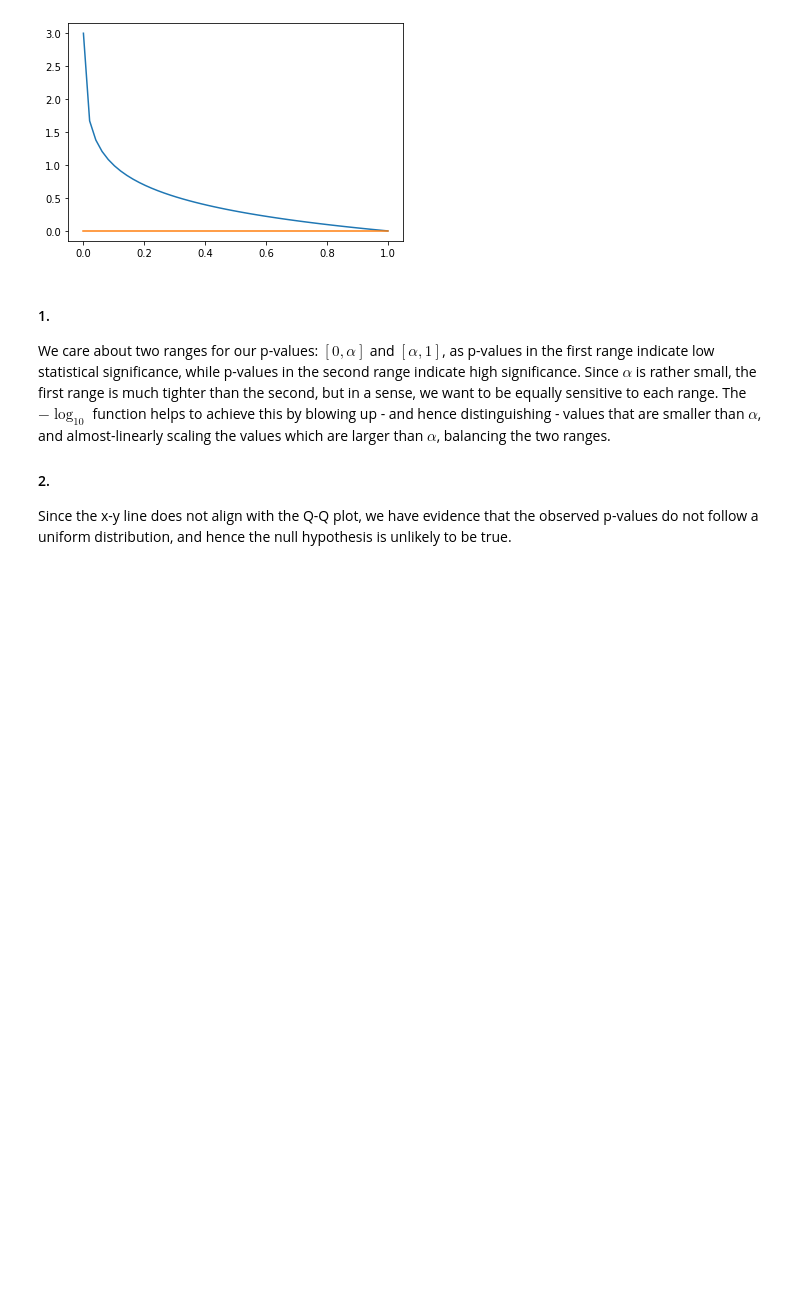
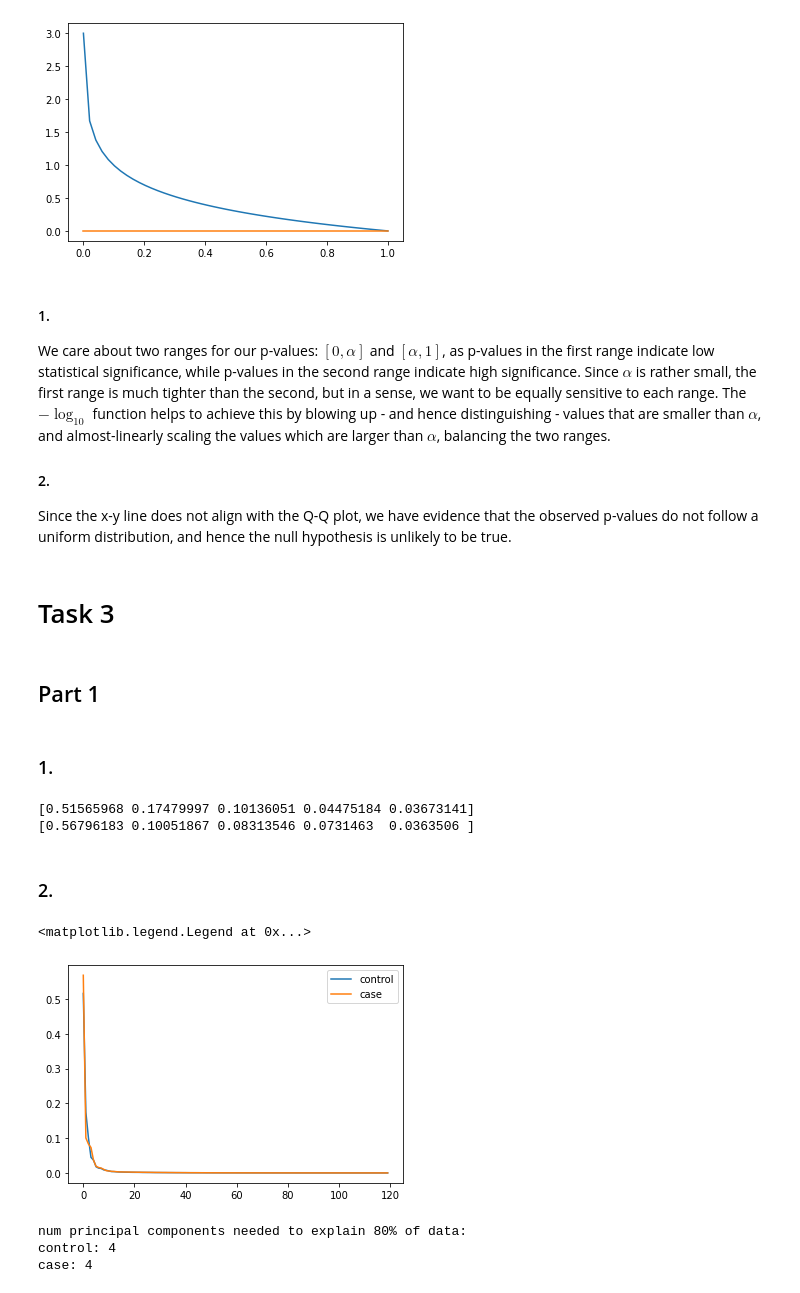
Before and after one commit to ArchieGertsman/ECE471-MP2, a Jupyter notebook: answers.ipynb, the cells around one changed output. Cells and saved outputs as stored; diff of their text form; code cells hidden in the pictures; blank space fills up the shorter version.

Commit message:
progress on task 3

```diff
--- a/answers.ipynb
+++ b/answers.ipynb
@@ -522,3 +526,52 @@ We care about two ranges for our p-values: $[0,\alpha]$ and $[\alpha,1]$, as p-v
 
 #### 2.
 Since the x-y line does not align with the Q-Q plot, we have evidence that the observed p-values do not follow a uniform distribution, and hence the null hypothesis is unlikely to be true.
+# %% [markdown]
+# Task 3
+# %% [markdown]
+## Part 1
+# %% [markdown]
+### 1.
+# %%
+def pca(df_abundance, n_components=None):
+    pca = PCA(n_components=n_components, svd_solver='full')
+    pca.fit(df_abundance)
+    return pca
+
+df_abundance_control = df_abundance[df_abundance.Group == 'control'].drop('Group', axis=1)
+df_abundance_case = df_abundance[df_abundance.Group == 'case'].drop('Group', axis=1)
+
+pca_control = pca(df_abundance_control)
+vars_control = pca_control.explained_variance_ratio_
+print(vars_control[:5])
+
+pca_case = pca(df_abundance_case)
+vars_case = pca_case.explained_variance_ratio_
+print(vars_case[:5])
+# %% [output]
+[0.51565968 0.17479997 0.10136051 0.04475184 0.03673141]
+[0.56796183 0.10051867 0.08313546 0.0731463  0.0363506 ]
+# %% [markdown]
+### 2.
+# %%
+plt.plot(np.arange(len(vars_control)), vars_control)
+plt.plot(np.arange(len(vars_case)), vars_case)
+
+plt.legend(['control', 'case'])
+# %% [output]
+<matplotlib.legend.Legend at 0x...>
+[figure, added]
+# %%
+def n_components_for_threshold(vars, thresh):
+    return (1 - (np.cumsum(vars) >= thresh).astype(int)).sum() + 1
+
+n_comp_control = n_components_for_threshold(vars_control, .8)
+n_comp_case = n_components_for_threshold(vars_case, .8)
+
+print('num principal components needed to explain 80% of data:')
+print('control:', n_comp_control)
+print('case:', n_comp_case)
+# %% [output]
+num principal components needed to explain 80% of data:
+control: 4
+case: 4
```
Also changed, not shown: parts of 21 cells of this notebook.
